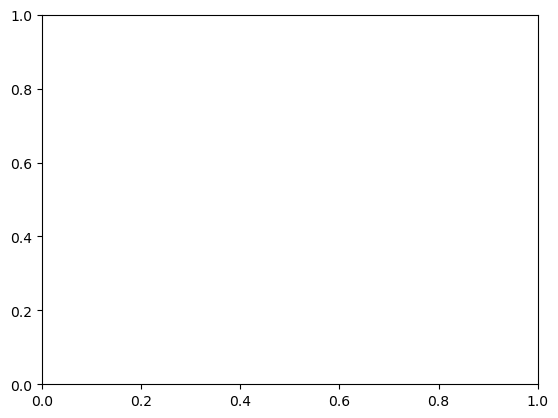
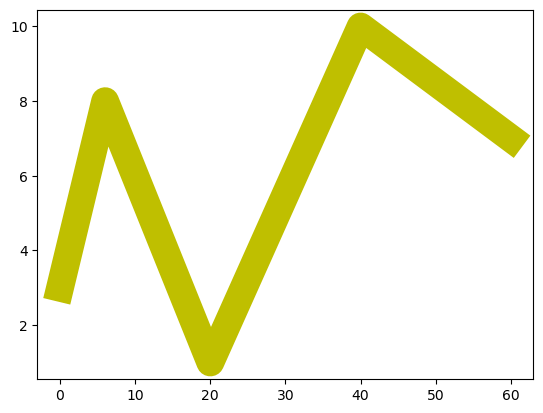
The change to this notebook cell's code, shown as a diff; its figure went from the first image to the second:
--- before
+++ after
@@ -2,5 +2,5 @@
 import numpy as np
 x = np.array([0,6,20,40,60])
-y = np.array([3,8,1,10])
-plt.plot(x,y, ls="-",color="y",linewidth="20")
+y = np.array([3,8,1,10,7])
+plt.plot(x,y, ls="-",color="y",linewidth=20)
 plt.show()

Commit: Add files via upload